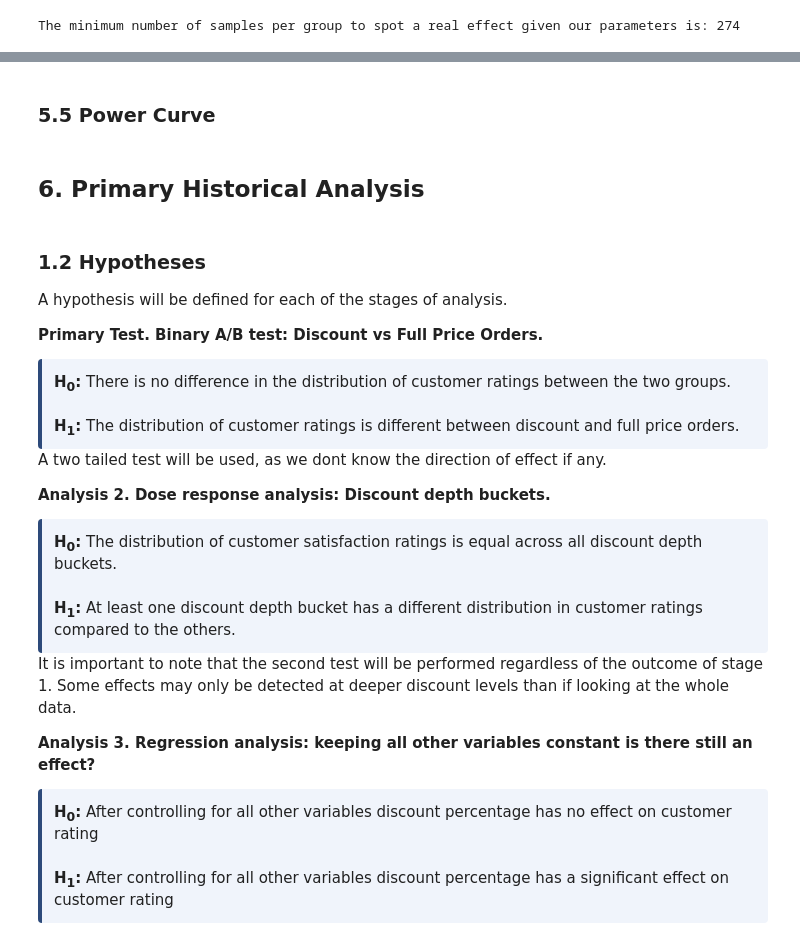
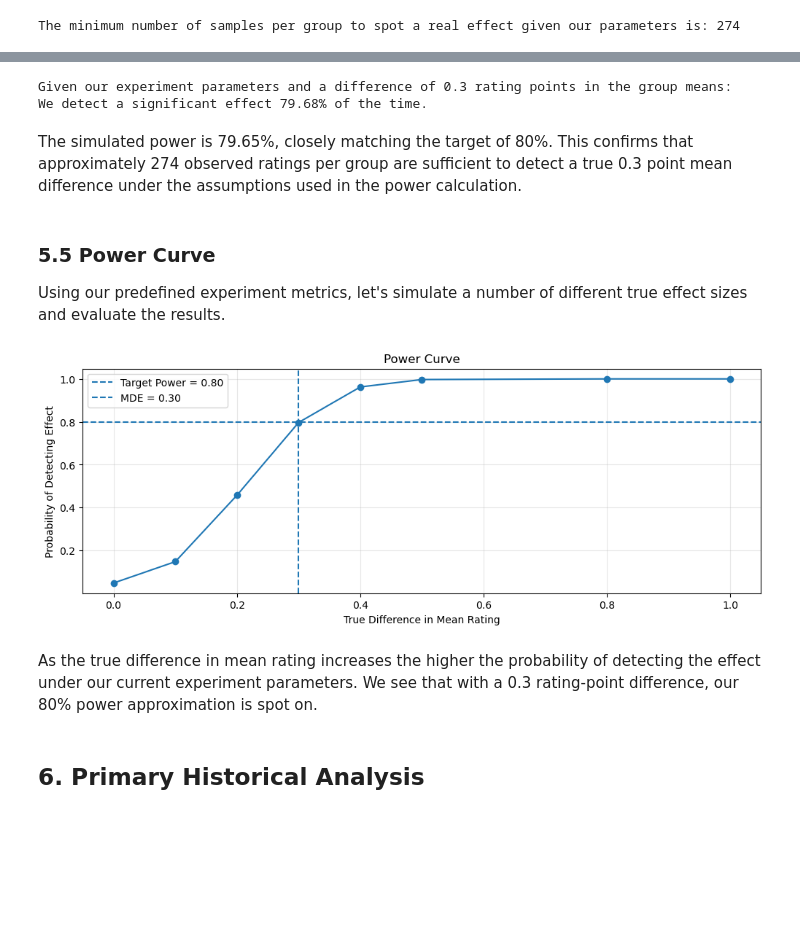
Before and after one commit to joelaniado/olist-discount-ratings-analysis, a Jupyter notebook: discount_rating_experiment.ipynb, the cells around one changed output, grey strips where cells are left out. Drawn from its saved outputs; the diff is of its cells as text; code cells hidden in the pictures; blank space fills up the shorter version.

```diff
--- a/discount_rating_experiment.ipynb
+++ b/discount_rating_experiment.ipynb
@@ -309,7 +300,11 @@ cohens_d = mde / pop_sd
 
 # Declare power analysis
 analysis = TTestIndPower()
-sample_size = int(np.ceil(analysis.solve_power(effect_size=cohens_d, alpha=significance, power=power)))
+sample_size = int(np.ceil(analysis.solve_power(effect_size=cohens_d,
+                                               alpha=significance,
+                                               power=power,
+                                               ratio=1.0,
+                                               alternative="two-sided")))
 
 print(f'The minimum number of samples per group to spot a real effect given our parameters is: {sample_size}')
 # %% [output]
@@ -323,35 +370,47 @@ So we would need to collect 274 order reviews both for the control and treatment
+# %%
+# Call simulation with defined effect
+result = simulate_experiment(effect=mde)
+
+print(f"\nGiven our experiment parameters and a difference of 0.3 rating points in the group means:\n"
+      f"We detect a significant effect {(result)*100:.2f}% of the time.")
+# %% [output]
+Given our experiment parameters and a difference of 0.3 rating points in the group means:
+We detect a significant effect 79.68% of the time.
+# %% [markdown]
+The simulated power is 79.65%, closely matching the target of 80%. This confirms that approximately 274 observed ratings per group are sufficient to detect a true 0.3 point mean difference under the assumptions used in the power calculation.
 # %% [markdown]
 ### 5.5 Power Curve
+Using our predefined experiment metrics, let's simulate a number of different true effect sizes and evaluate the results.
+# %%
+# Calculate Power by effect size
+effects = [0,0.1,0.2,0.3,0.4,0.5,0.8,1]
+powers = [simulate_experiment(effect=e) for e in effects]
+# %%
+# Plot power curve
+fig, ax = plt.subplots(figsize=(12,4))
+plt.plot(effects,
+         powers,
+         marker = "o")
+plt.axhline(
+    0.8,
+    linestyle="--",
+    label="Target Power = 0.80"
+)
+
+plt.axvline(
+    0.3,
+    linestyle="--",
+    label="MDE = 0.30"
+)
+plt.xlabel("True Difference in Mean Rating")
+plt.ylabel("Probability of Detecting Effect")
+plt.grid(alpha=0.3)
+plt.title('Power Curve')
+plt.legend()
+plt.show()
+# %% [output]
+[figure, added]
+# %% [markdown]
+As the true difference in mean rating increases the higher the probability of detecting the effect under our current experiment parameters. We see that with a 0.3 rating-point difference, our 80% power approximation is spot on.
 # %% [markdown]
 ## 6. Primary Historical Analysis
-# %% [markdown]
-### 1.2 Hypotheses
-A hypothesis will be defined for each of the stages of analysis.
-
-**Primary Test. Binary A/B test: Discount vs Full Price Orders.**
-
-<div style="background-color:#f0f4fb; padding:12px;
-border-left:4px solid #2d4a7a; border-radius:4px; margin:8px 0">
-<b>H<sub>0</sub>:</b> There is no difference in the distribution of customer ratings between the two groups.<br><br>
-<b>H<sub>1</sub>:</b> The distribution of customer ratings is different between discount and full price orders.
-</div>
-
-A two tailed test will be used, as we dont know the direction of effect if any.
-
-**Analysis 2. Dose response analysis: Discount depth buckets.**
-
-<div style="background-color:#f0f4fb; padding:12px;
-border-left:4px solid #2d4a7a; border-radius:4px; margin:8px 0">
-<b>H<sub>0</sub>:</b> The distribution of customer satisfaction ratings is equal across all discount depth buckets.<br><br>
-<b>H<sub>1</sub>:</b> At least one discount depth bucket has a different distribution in customer ratings compared to the others.
-</div>
-
-It is important to note that the second test will be performed regardless of the outcome of stage 1. Some effects may only be detected at deeper discount levels than if looking at the whole data.
-
-**Analysis 3. Regression analysis: keeping all other variables constant is there still an effect?**
-
-<div style="background-color:#f0f4fb; padding:12px;
-border-left:4px solid #2d4a7a; border-radius:4px; margin:8px 0">
-<b>H<sub>0</sub>:</b> After controlling for all other variables discount percentage has no effect on customer rating<br><br>
-<b>H<sub>1</sub>:</b> After controlling for all other variables discount percentage has a significant effect on customer rating
-</div>
```
Also changed, not shown: parts of 108 cells of this notebook, 1 other file.
